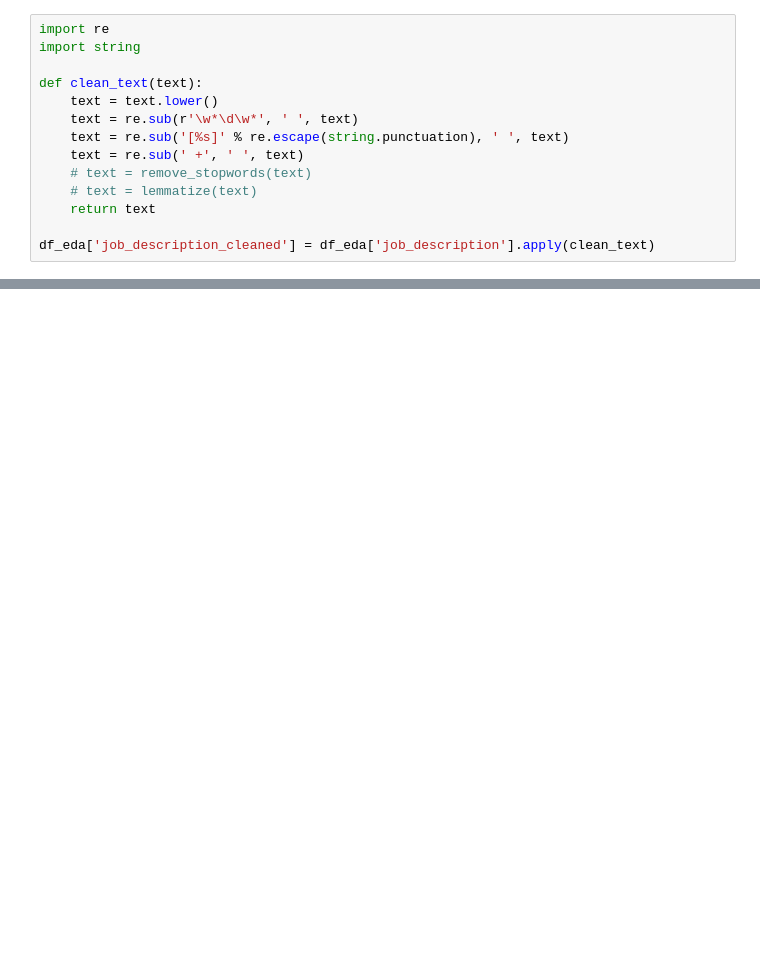
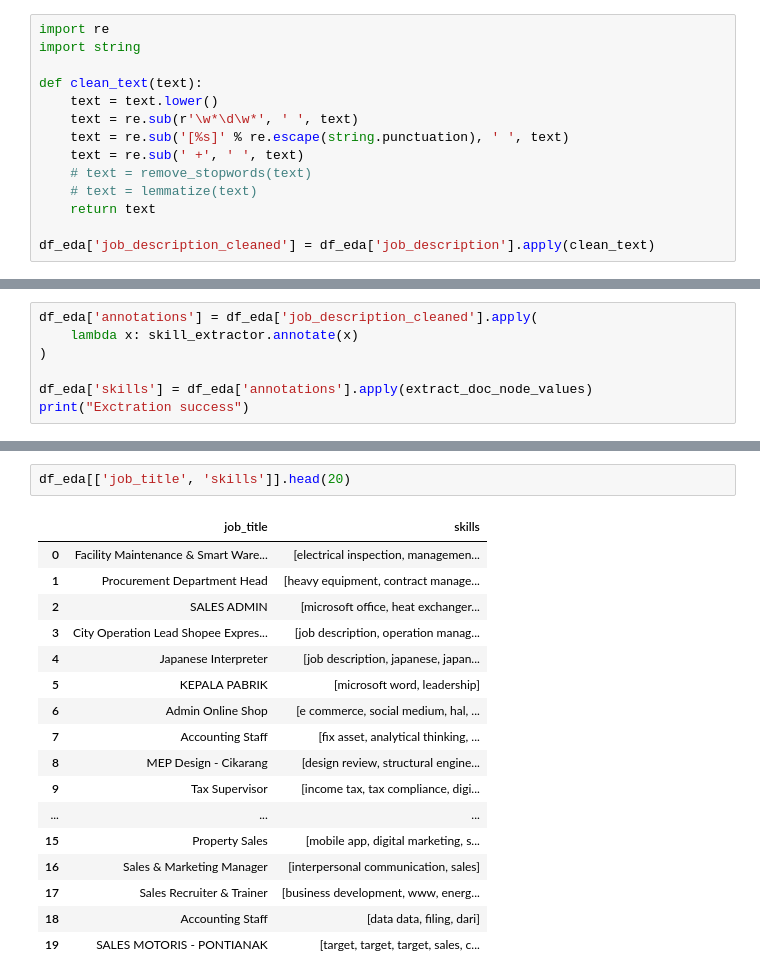
Before and after one commit to muhanangmahrub/Career-Path-Navigator, a Jupyter notebook: notebooks/akbar/notebook.ipynb, the cells around one changed output, grey strips where cells are left out. Saved outputs shown, nothing was run; the diff lists cells and outputs as text; blank space fills up the shorter version.

```diff
--- a/notebooks/akbar/notebook.ipynb
+++ b/notebooks/akbar/notebook.ipynb
@@ -267,0 +195,7 @@ memory usage: 23.3+ KB
+# %%
+df_eda['annotations'] = df_eda['job_description_cleaned'].apply(
+    lambda x: skill_extractor.annotate(x)
+)
+
+df_eda['skills'] = df_eda['annotations'].apply(extract_doc_node_values)
+print("Exctration success")
@@ -267,0 +213,20 @@ memory usage: 23.3+ KB
+# %%
+df_eda[['job_title', 'skills']].head(20)
+# %% [output]
+|  | job_title | skills |
+| 0 | Facility Maintenance & Smart Ware... | [electrical inspection, managemen... |
+| 1 | Procurement Department Head | [heavy equipment, contract manage... |
+| 2 | SALES ADMIN | [microsoft office, heat exchanger... |
+| 3 | City Operation Lead Shopee Expres... | [job description, operation manag... |
+| 4 | Japanese Interpreter | [job description, japanese, japan... |
+| 5 | KEPALA PABRIK | [microsoft word, leadership] |
+| 6 | Admin Online Shop | [e commerce, social medium, hal, ... |
+| 7 | Accounting Staff | [fix asset, analytical thinking, ... |
+| 8 | MEP Design - Cikarang | [design review, structural engine... |
+| 9 | Tax Supervisor | [income tax, tax compliance, digi... |
+| ... | ... | ... |
+| 15 | Property Sales | [mobile app, digital marketing, s... |
+| 16 | Sales & Marketing Manager | [interpersonal communication, sales] |
+| 17 | Sales Recruiter & Trainer | [business development, www, energ... |
+| 18 | Accounting Staff | [data data, filing, dari] |
+| 19 | SALES MOTORIS - PONTIANAK | [target, target, target, sales, c... |
```
Also changed, not shown: parts of 15 cells of this notebook, 3 other files.
